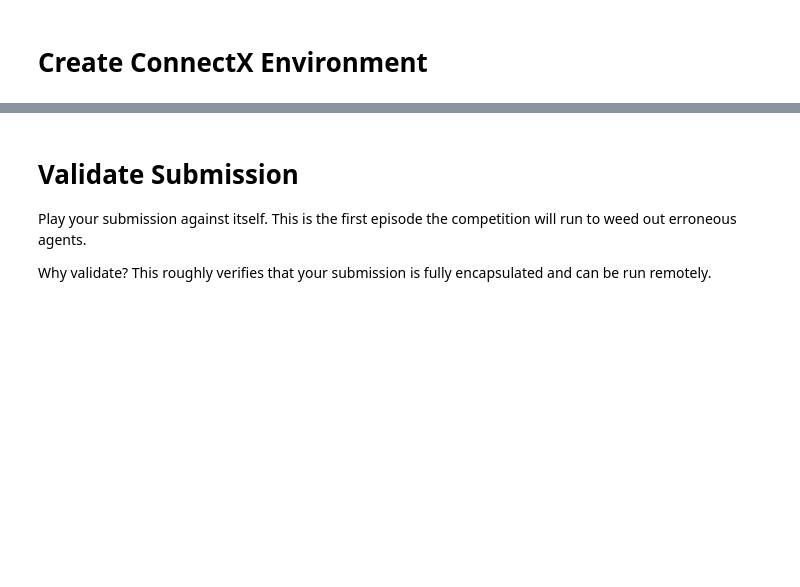
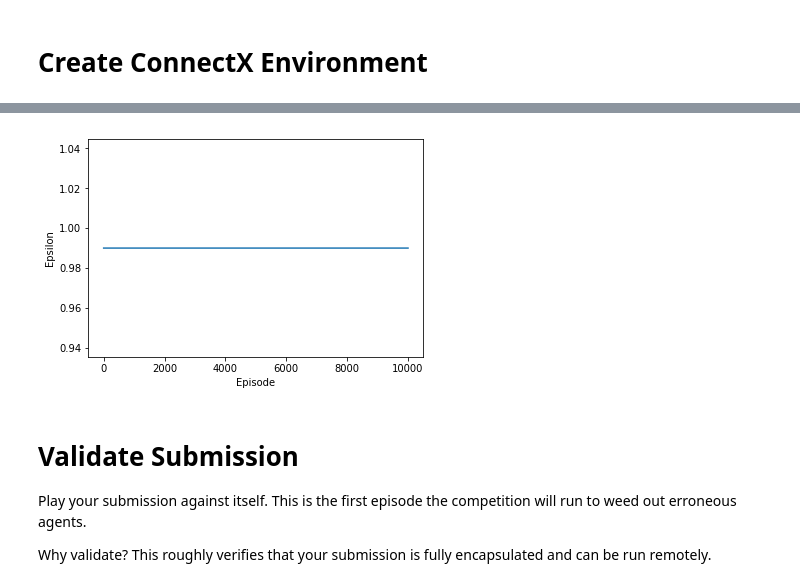
Before and after one commit to Matewl/ConnectXProject, a Jupyter notebook: connect X/connectx-getting-started.ipynb, the cells around one changed output, grey strips where cells are left out. Drawn from its saved outputs; the diff is of its cells as text; code cells hidden in the pictures; blank space fills up the shorter version.

```diff
--- a/connect X/connectx-getting-started.ipynb
+++ b/connect X/connectx-getting-started.ipynb
@@ -99,0 +358,7 @@ write_agent_to_file(my_agent, "submission.py")
+# %%
+plt.plot(all_epsilons)
+plt.xlabel('Episode')
+plt.ylabel('Epsilon')
+plt.show()
+# %% [output]
+[figure, added]
```
Also changed, not shown: parts of 35 cells of this notebook.
